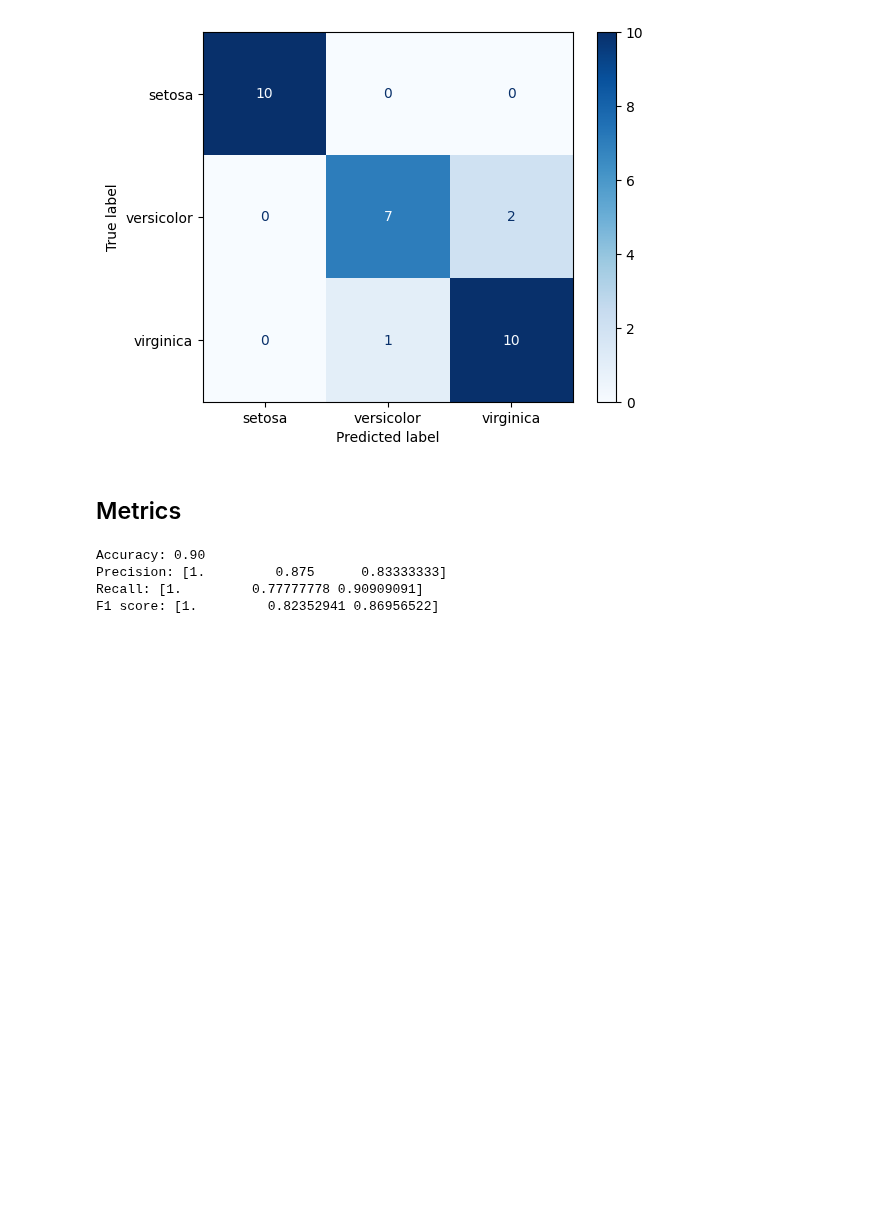
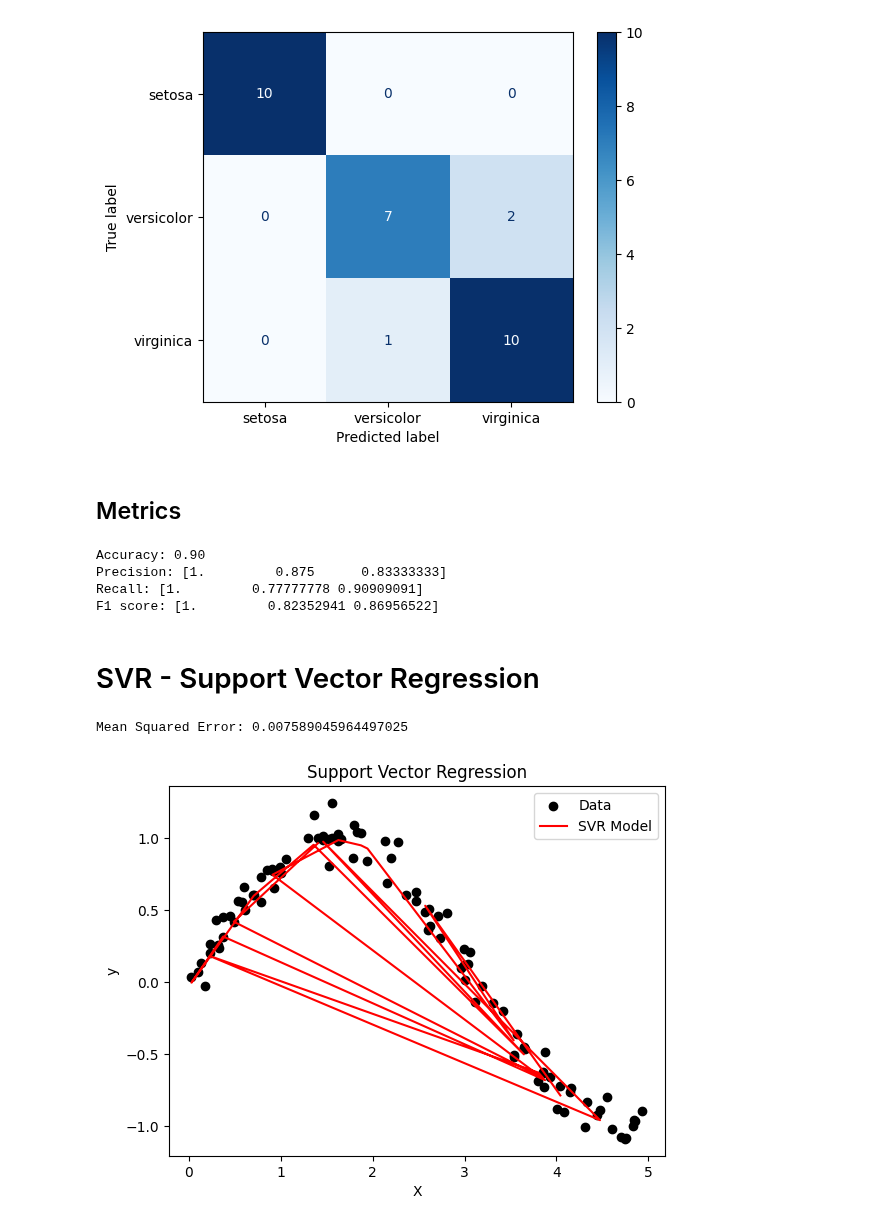
Before and after one commit to contento/lab.jupyter, a Jupyter notebook: svm.ipynb, the cells around one changed output. Cells and saved outputs as stored; diff of their text form; code cells hidden in the pictures; blank space fills up the shorter version.

```diff
--- a/svm.ipynb
+++ b/svm.ipynb
@@ -136,3 +136,42 @@ Accuracy: 0.90
 Precision: [1.         0.875      0.83333333]
 Recall: [1.         0.77777778 0.90909091]
 F1 score: [1.         0.82352941 0.86956522]
+# %% [markdown]
+# SVR - Support Vector Regression
+# %%
+import numpy as np
+import matplotlib.pyplot as plt
+from sklearn.svm import SVR
+from sklearn.model_selection import train_test_split
+from sklearn.metrics import mean_squared_error
+
+# Generate synthetic data
+np.random.seed(42)
+X = np.sort(5 * np.random.rand(100, 1), axis=0)
+y = np.sin(X).ravel() + np.random.normal(0, 0.1, X.shape[0])
+
+# Split the dataset into training and testing sets
+X_train, X_test, y_train, y_test = train_test_split(X, y, test_size=0.2, random_state=42)
+
+# Initialize and train the SVR model
+svr_rbf = SVR(kernel='rbf', C=100, gamma=0.1, epsilon=0.1)
+svr_rbf.fit(X_train, y_train)
+
+# Predict using the SVR model
+y_pred = svr_rbf.predict(X_test)
+
+# Calculate the mean squared error
+mse = mean_squared_error(y_test, y_pred)
+print(f"Mean Squared Error: {mse}")
+
+# Plot the results
+plt.scatter(X, y, color='black', label='Data')
+plt.plot(X_test, y_pred, color='red', label='SVR Model')
+plt.xlabel('X')
+plt.ylabel('y')
+plt.title('Support Vector Regression')
+plt.legend()
+plt.show()
+# %% [output]
+Mean Squared Error: 0.007589045964497025
+[figure, added]
```
Also changed, not shown: 7 other files.
